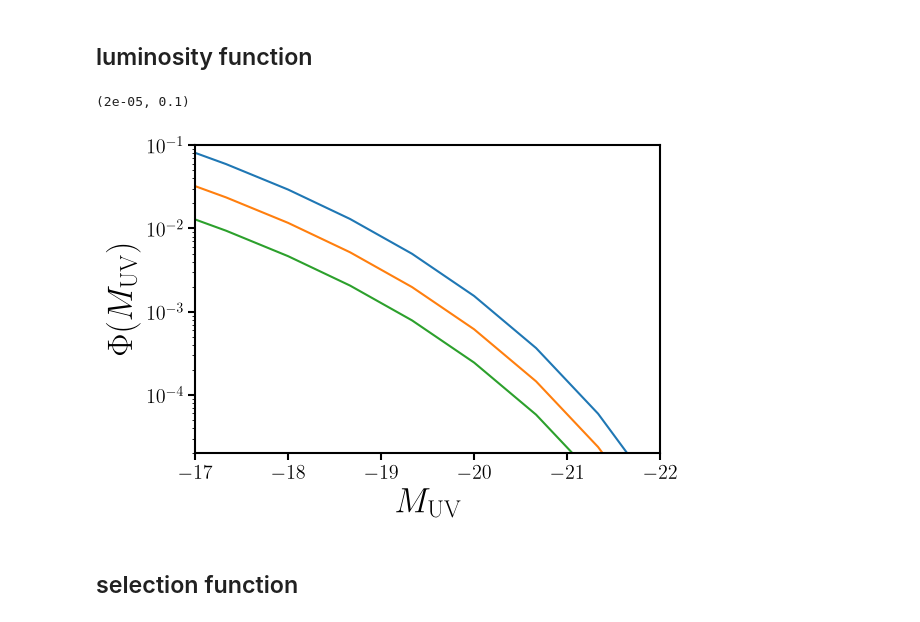
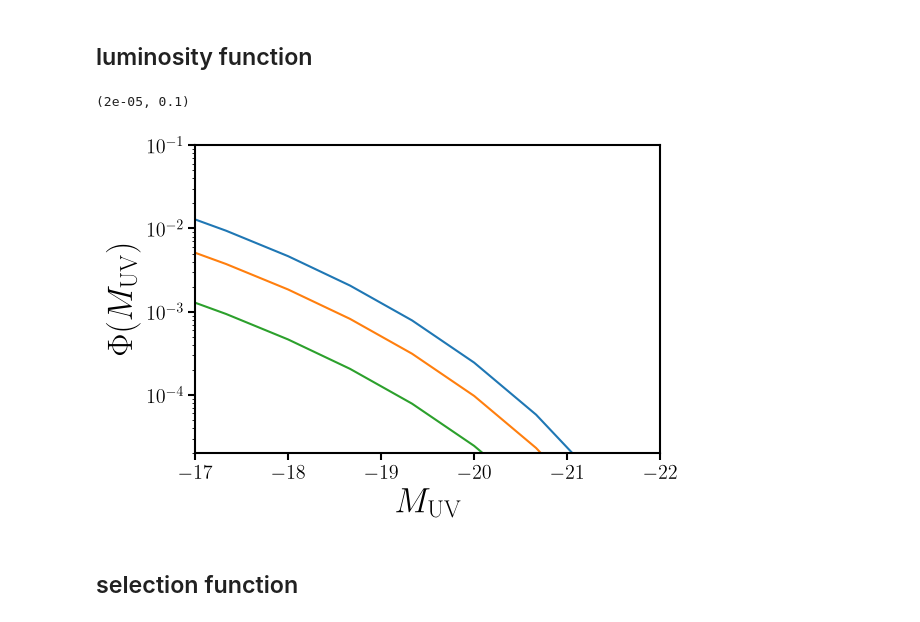
Before and after one commit to changhoonhahn/px2cosmo, a Jupyter notebook: nb/mock/mock_obs.ipynb, the cells around one changed output. Saved outputs shown, nothing was run; the diff lists cells and outputs as text; code cells hidden in the pictures.

```diff
--- a/nb/mock/mock_obs.ipynb
+++ b/nb/mock/mock_obs.ipynb
@@ -21,23 +21,23 @@ mpl.rcParams['ytick.major.size'] = 5
 mpl.rcParams['ytick.major.width'] = 1.5
 mpl.rcParams['legend.frameon'] = False
 # %%
-phi_true = np.array([-1.65, -1.5, -0.2, -19.5, 6e-3])
+omega_true = np.array([-1.65, -1.5, -0.2, -19.5, 6e-3])
 # %% [markdown]
 ## luminosity function
 # %%
 fig = plt.figure(figsize=(6,4))
 sub = fig.add_subplot(111)
 Muv_bin = np.linspace(-16, -22, 10)
-for i, z in enumerate([5., 7., 9]):
-    sub.plot(Muv_bin, phi_true[-1] * UT.LF(Muv_bin, z, phi_true[:-1]), label=r'$z = %.0f' % z)
+for i, z in enumerate([9., 11., 14.]):
+    sub.plot(Muv_bin, omega_true[-1] * UT.LF(Muv_bin, z, omega_true[:-1]), label=r'$z = %.0f' % z)
 sub.set_xlabel(r'$M_{\rm UV}$', fontsize=25)
 sub.set_xlim(-17, -22)
 sub.set_ylabel(r'$\Phi(M_{\rm UV})$', fontsize=25)
 sub.set_yscale('log')
 sub.set_ylim(2e-5, 1e-1)
 # %% [output]
 (2e-05, 0.1)
-[figure, old version]
+[figure, new version]
 # %% [markdown]
 ## selection function
 # %%
```
Also changed, not shown: parts of 6 cells of this notebook, 1 other file.
